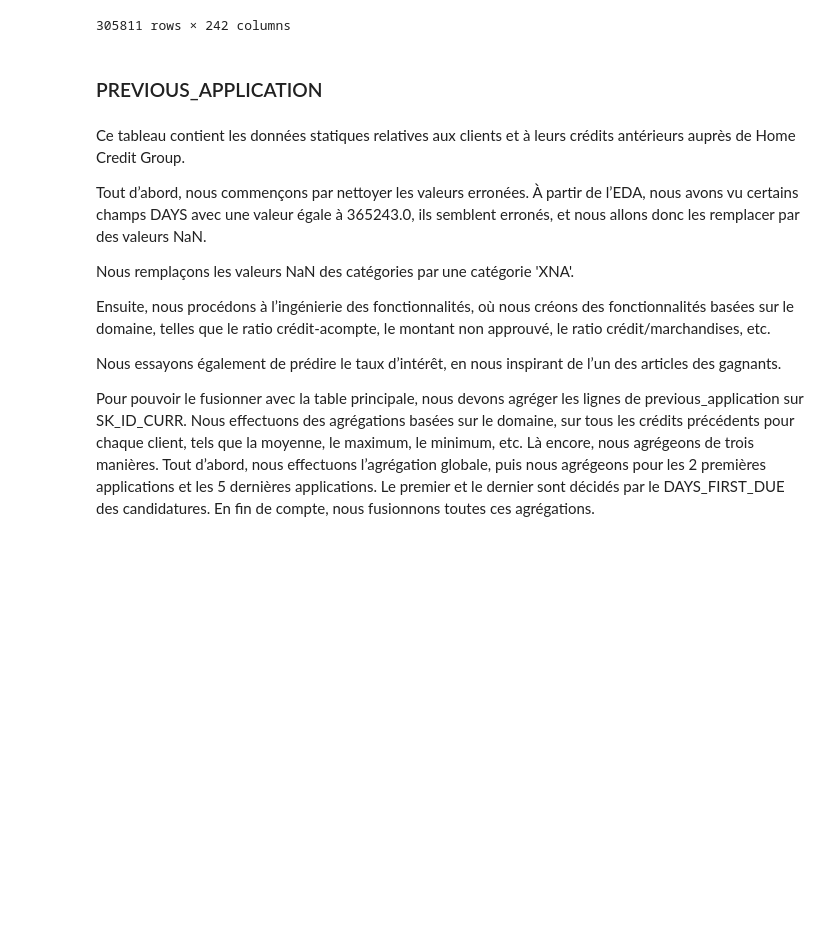
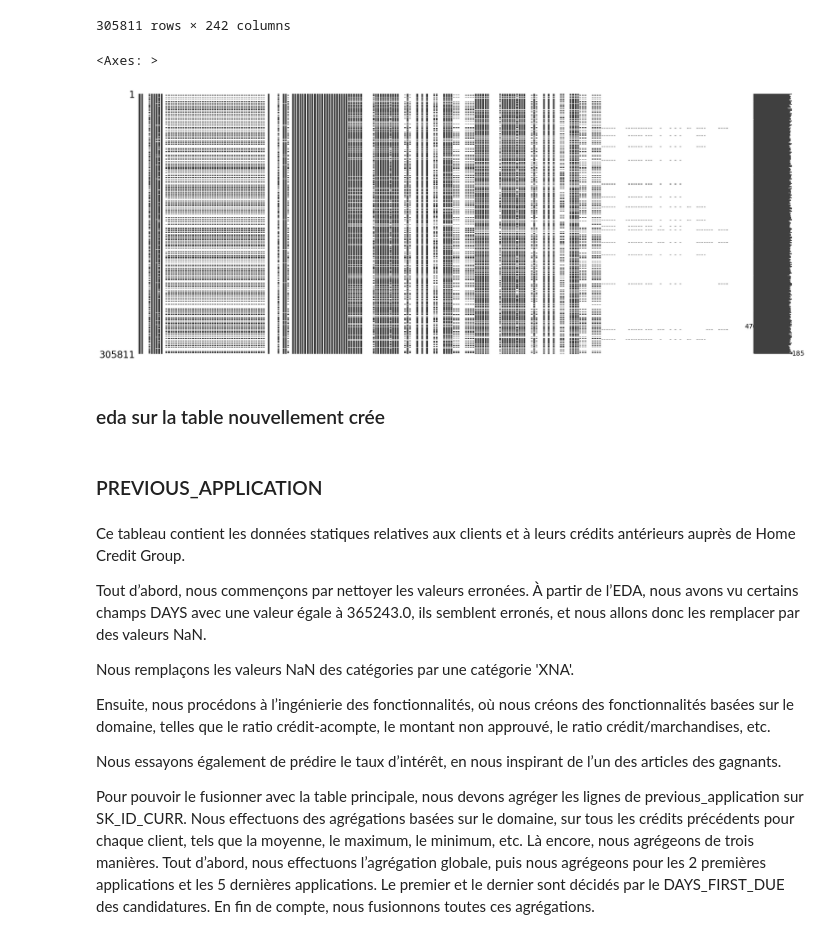
Before and after one commit to ASAKHRI/ProjetFilRouge, a Jupyter notebook: fEngeneering.ipynb, the cells around one changed output. Drawn from its saved outputs; the diff is of its cells as text; code cells hidden in the pictures; blank space fills up the shorter version.

```diff
--- a/fEngeneering.ipynb
+++ b/fEngeneering.ipynb
@@ -303,3 +361,8 @@ bureau_merged_aggregated
 | 456254 | -1104.000000 | 0.0 | NaN | NaN | ... |
 | 456255 | -1089.454545 | 0.0 | NaN | NaN | ... |
 305811 rows × 242 columns
+# %%
+msno.matrix(bureau_merged_aggregated)
+# %% [output]
+<Axes: >
+[figure, added]
@@ -306,3 +371,5 @@ bureau_merged_aggregated
+# %% [markdown]
+### eda sur la table nouvellement crée
 # %% [markdown]
 ### PREVIOUS_APPLICATION
 # %% [markdown]
```
Also changed, not shown: parts of 8 cells of this notebook.
